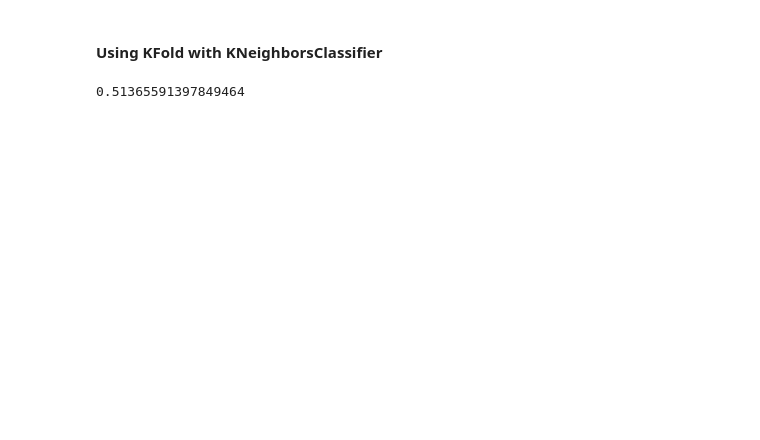
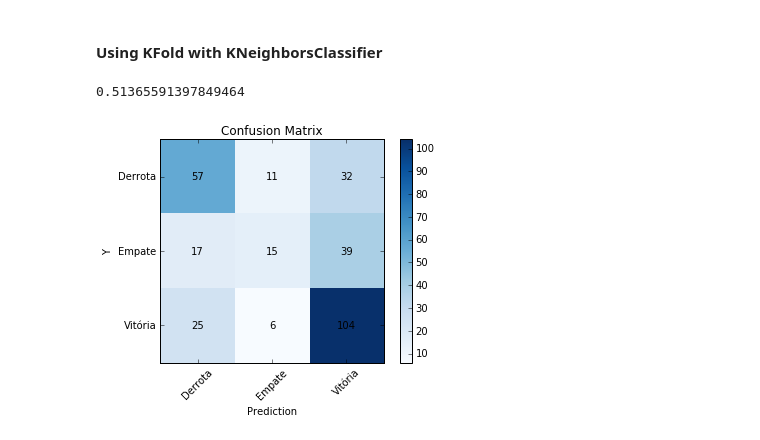
Before and after one commit to hugdiniz/SoccerMiningLeague, a Jupyter notebook: src/predict result one league one season with players.ipynb, the cells around one changed output. Cells and saved outputs as stored; diff of their text form; code cells hidden in the pictures; blank space fills up the shorter version.

```diff
--- a/src/predict result one league one season with players.ipynb
+++ b/src/predict result one league one season with players.ipynb
@@ -135,3 +158,9 @@ clf = KNeighborsClassifier(n_neighbors=15)
 np.mean(cross_val_score(clf,inputs,outputs,cv=10))
 # %% [output]
 0.51365591397849464
+# %%
+clf.fit(inputs, outputs)
+y_predict = clf.predict(inputs)
+plotConfusionMatrix(outputs, y_predict)
+# %% [output]
+[figure, added]
```
Also changed, not shown: parts of 5 cells of this notebook, 1 other file.
